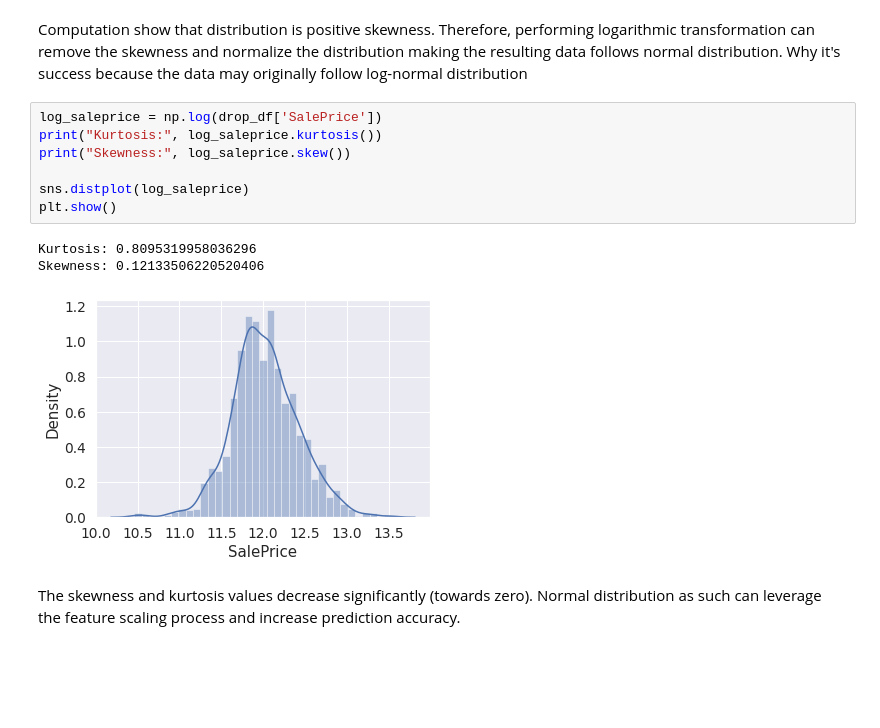
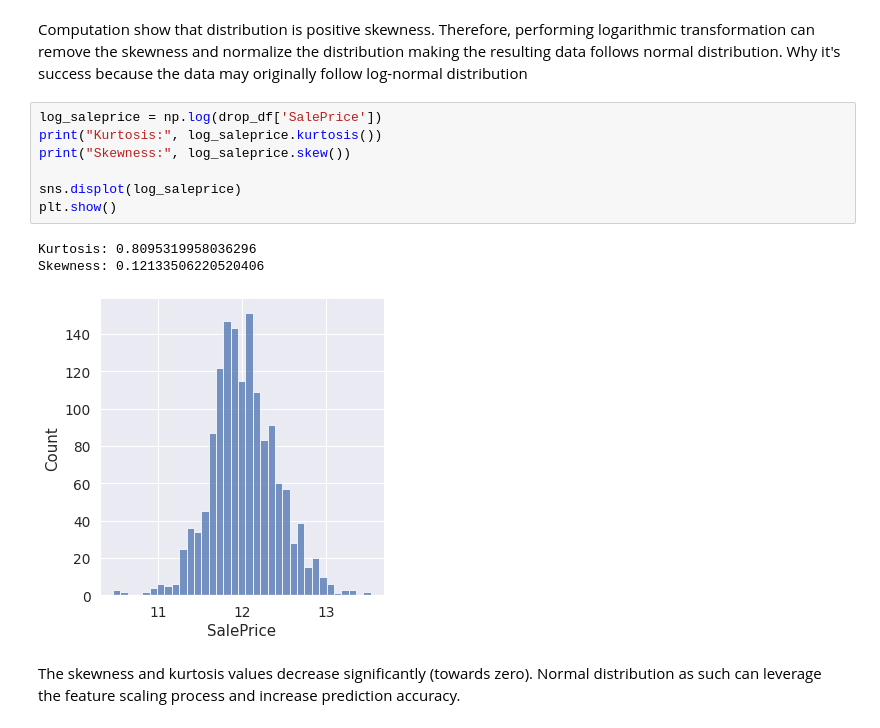
Before and after one commit to ysoseriouz/diveintocode-ml, a Jupyter notebook: ML_week2_preclass_ass2.ipynb, the cells around one changed output. Cells and saved outputs as stored; diff of their text form; blank space fills up the shorter version.

```diff
--- a/ML_week2_preclass_ass2.ipynb
+++ b/ML_week2_preclass_ass2.ipynb
@@ -195,14 +195,14 @@ Computation show that distribution is positive skewness. Therefore, performing l
 # %%
 log_saleprice = np.log(drop_df['SalePrice'])
 print("Kurtosis:", log_saleprice.kurtosis())
 print("Skewness:", log_saleprice.skew())
 
-sns.distplot(log_saleprice)
+sns.displot(log_saleprice)
 plt.show()
 # %% [output]
 Kurtosis: 0.8095319958036296
 Skewness: 0.12133506220520406
-[figure, old version]
+[figure, new version]
 # %% [markdown]
 The skewness and kurtosis values decrease significantly (towards zero). Normal distribution as such can leverage the feature scaling process and increase prediction accuracy.
 # %% [markdown]
```
Also changed, not shown: parts of 2 cells of this notebook.
